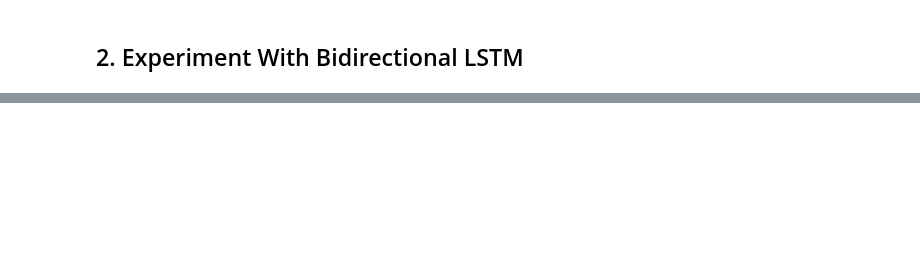
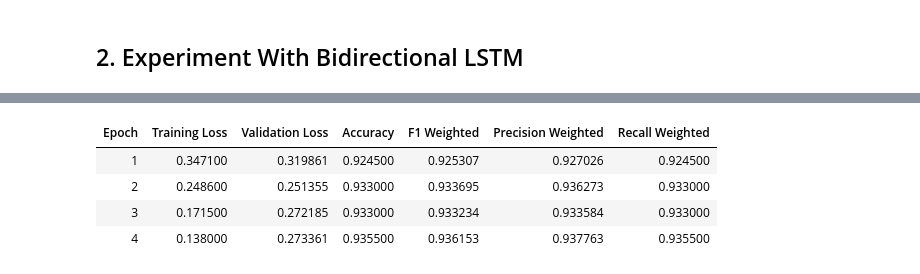
Before and after one commit to AshiniR/Tweet-Emotion-Recognition, a Jupyter notebook: notebook/Tweet_Emotion_Recognition.ipynb, the cells around one changed output, grey strips where cells are left out. Drawn from its saved outputs; the diff is of its cells as text; code cells hidden in the pictures; blank space fills up the shorter version.

Commit message:
Update notebook with Bidirectional LSTM and DistilBERT

```diff
--- a/notebook/Tweet_Emotion_Recognition.ipynb
+++ b/notebook/Tweet_Emotion_Recognition.ipynb
@@ -343,11 +376,9 @@ weighted avg       0.90      0.89      0.90      2000
 # %% [markdown]
 ### Save the best model
 # %%
-import pickle
-
 # Save the best model
-with open('best_svm_model.pkl', 'wb') as f:
-    pickle.dump(best_model, f)
+with open('best_model_svm.pkl', 'wb') as f:
+    pickle.dump(best_model_svm, f)
 # %% [markdown]
 Let's look at where the model performed well and where model failed. The following code block displays random examples of correctly and incorrectly predicted tweets from the test set.
 # %%
@@ -444,0 +490,2 @@ TBC
+# %%
+tweets, labels = get_tweets(train_df_BLSTM)
@@ -444,0 +820,11 @@ TBC
+# %%
+train_df_DBERT = train_df.copy()
+val_df_DBERT = val_df.copy()
+test_df_DBERT = test_df.copy()
+
+# Drop the label_names column
+train_df_DBERT = train_df_DBERT.drop('label_names', axis=1)
+
+print("Shape of train_df_DBERT:", train_df_DBERT.shape)
+print("Shape of val_df_DBERT:", val_df_DBERT.shape)
+print("Shape of test_df_DBERT:", test_df_DBERT.shape)
@@ -444,0 +948,64 @@ TBC
+# %%
+def objective_DBERT(trial):
+    # 1. Model parameters
+    model_params = {
+        "dropout": trial.suggest_float("dropout_rate", 0.1, 0.5),
+    }
+
+    # 2. Training parameters
+    training_params = {
+        "learning_rate": trial.suggest_float("learning_rate", 1e-5, 5e-5, log=True),
+        "weight_decay": trial.suggest_float("weight_decay", 0.0, 0.1),
+        "per_device_train_batch_size": trial.suggest_categorical("batch_size", [8, 16, 32]),
+        "num_train_epochs": trial.suggest_int("epochs", 2, 5),
+        "warmup_ratio": trial.suggest_float("warmup", 0.05, 0.1),
+    }
+
+    # 3. Define the DistilBERT model
+    model = DistilBertForSequenceClassification.from_pretrained(
+        'distilbert-base-uncased',
+        num_labels=6,
+        id2label={0: "sadness", 1: "joy", 2: "love", 3: "anger", 4: "fear", 5: "surprise"},
+        **model_params
+    )
+
+    # 4. Training arguments
+    training_args = TrainingArguments(
+        output_dir='./optuna_temp',
+        eval_strategy="epoch",
+        save_strategy="no",
+        metric_for_best_model="eval_f1_weighted",
+        greater_is_better=True,
+        load_best_model_at_end=False,
+        fp16=True,
+        per_device_eval_batch_size=64,
+        report_to="none",
+        **training_params
+    )
+
+    # 5. Weighted Trainer with class weights (pass tokenized datasets and compute_metrics)
+    trainer = WeightedTrainer_DBERT(
+        model=model,
+        args=training_args,
+        train_dataset=tokenized_train_DBERT,
+        eval_dataset=tokenized_val_DBERT,
+        data_collator=data_collator_DBERT,
+        class_weights=class_weights_dict,
+        compute_metrics=compute_metrics
+    )
+
+    # 6. Train and evaluate
+    trainer.train()
+    results = trainer.evaluate()
+
+    return results['eval_f1_weighted']
+
+
+# Run Optuna study
+study_DBERT = optuna.create_study(direction="maximize")
+study_DBERT.optimize(objective_DBERT, n_trials=10, timeout=2.5*60*60)
+
+# Best hyperparameters
+best_params_DBERT = study_DBERT.best_params
+print("best_params_DBERT found: ", best_params_DBERT)
+# %% [output]
@@ -444,0 +1016,5 @@ TBC
+| Epoch | Training Loss | Validation Loss | Accuracy | F1 Weighted | Precision Weighted | Recall Weighted |
+| 1 | 0.347100 | 0.319861 | 0.924500 | 0.925307 | 0.927026 | 0.924500 |
+| 2 | 0.248600 | 0.251355 | 0.933000 | 0.933695 | 0.936273 | 0.933000 |
+| 3 | 0.171500 | 0.272185 | 0.933000 | 0.933234 | 0.933584 | 0.933000 |
+| 4 | 0.138000 | 0.273361 | 0.935500 | 0.936153 | 0.937763 | 0.935500 |
```
Also changed, not shown: parts of 101 cells of this notebook.
